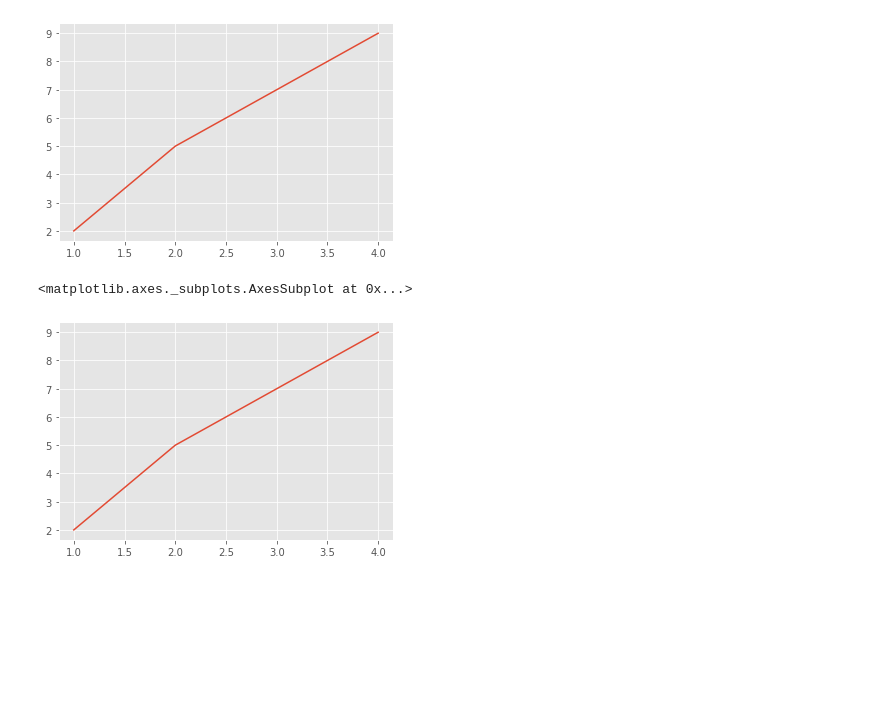
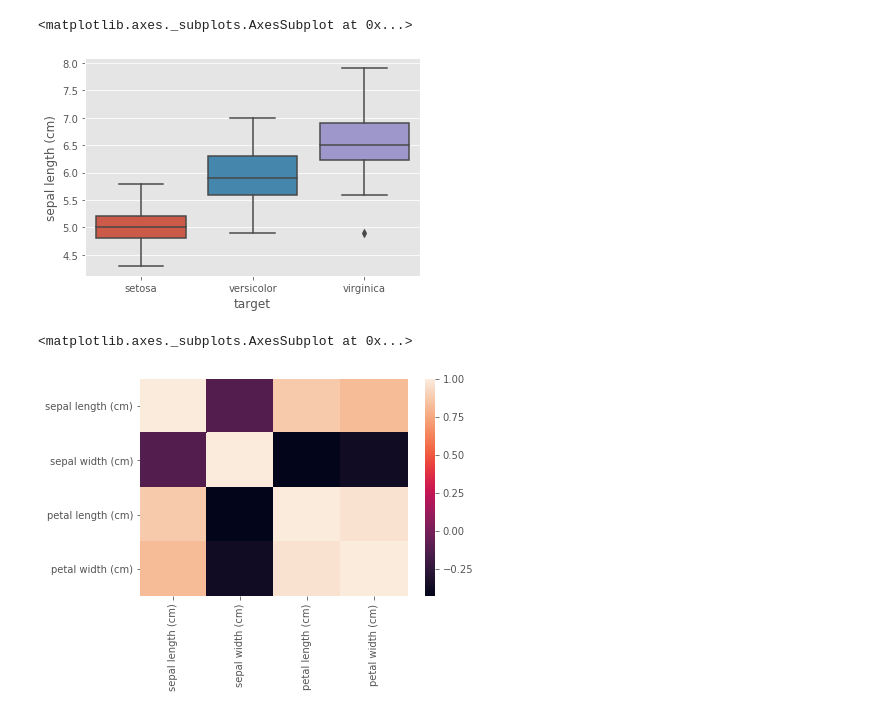
Before and after one commit to Soh1121/DataAnalysisCourseWithPythonAndRealData, a Jupyter notebook: Untitled.ipynb, the cells around one changed output. Cells and saved outputs as stored; diff of their text form; code cells hidden in the pictures; blank space fills up the shorter version.

Commit message:
[update]箱ひげ図、ヒートマップ、散布図の作成
seabornで使える便利な可視化方法の学習のため

```diff
--- a/Untitled.ipynb
+++ b/Untitled.ipynb
@@ -6,17 +6,26 @@ plt.style.use('ggplot')
 
 from sklearn.datasets import load_iris
 import pandas as pd
-# %%
-x = [1, 2, 3, 4]
-y = [2, 5, 7, 9]
-
-# matplotlib
-plt.plot(x, y)
-plt.show()
-
-# seaborn
-sns.lineplot(x, y)
-# %% [output]
-[figure, removed]
-<matplotlib.axes._subplots.AxesSubplot at 0x...>
-[figure, removed]
+# %%
+iris = load_iris()
+
+df = pd.DataFrame(iris.data, columns=iris.feature_names)
+df['target'] = iris.target
+df.loc[df['target'] == 0, 'target'] = "setosa"
+df.loc[df['target'] == 1, 'target'] = "versicolor"
+df.loc[df['target'] == 2, 'target'] = "virginica"
+
+# 箱ひげ図
+sns.boxplot(x = 'target', y = 'sepal length (cm)', data=df)
+# %% [output]
+<matplotlib.axes._subplots.AxesSubplot at 0x...>
+[figure, added]
+# %%
+# 相関行列を作成
+corr = df.corr()
+
+# ヒートマップ
+sns.heatmap(corr)
+# %% [output]
+<matplotlib.axes._subplots.AxesSubplot at 0x...>
+[figure, added]
```
Also changed, not shown: parts of 1 cell of this notebook.
